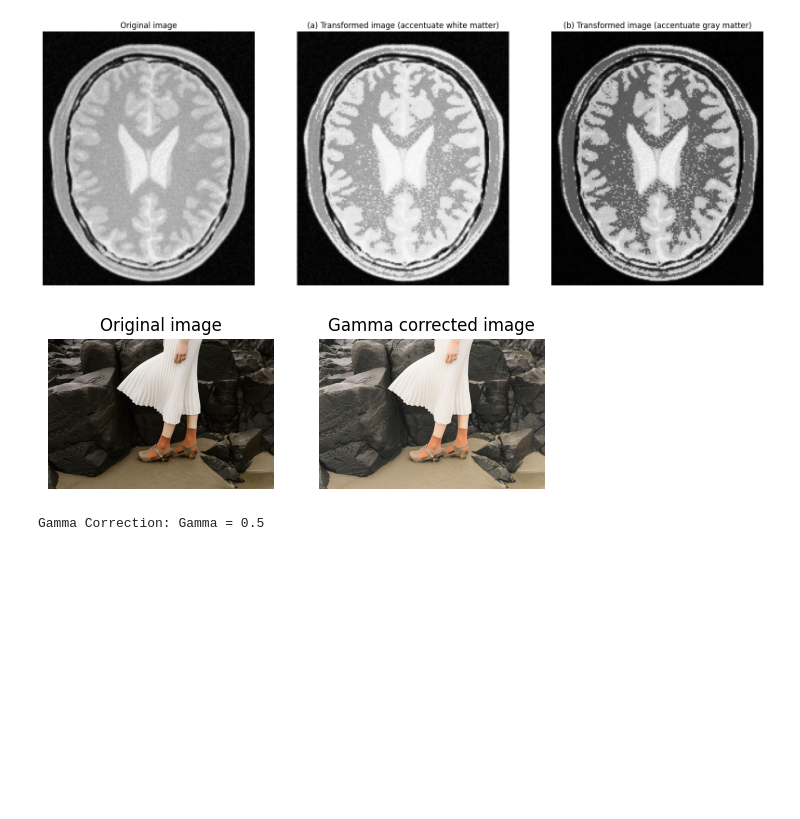
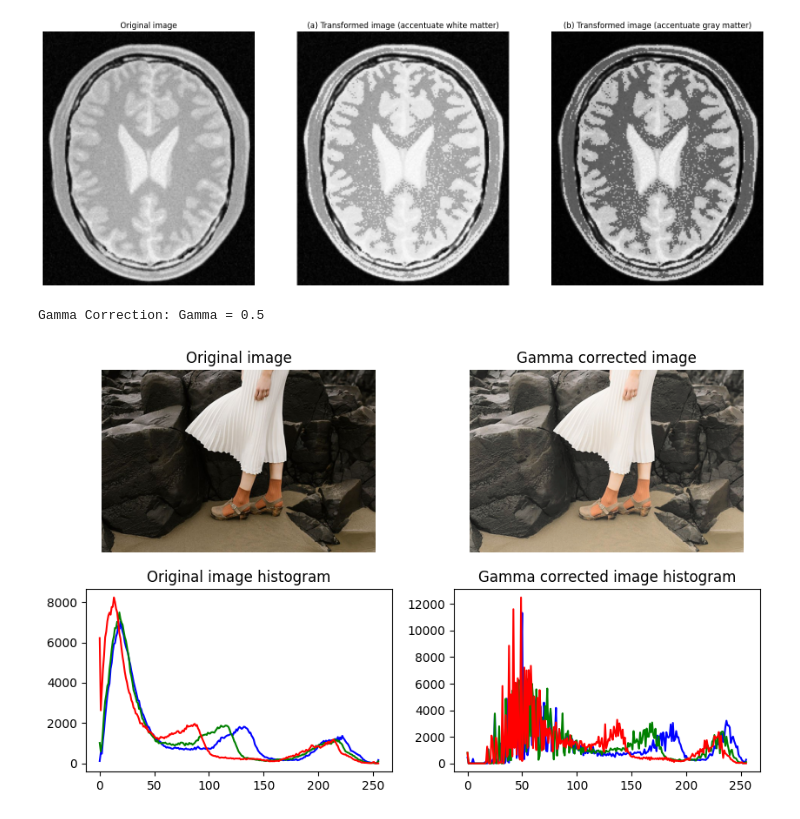
Before and after one commit to Ishana-Dewmini/EN3160_Assignment1, a Jupyter notebook: Assignment1_200477U.ipynb, the cells around one changed output. Cells and saved outputs as stored; diff of their text form; code cells hidden in the pictures; blank space fills up the shorter version.

```diff
--- a/Assignment1_200477U.ipynb
+++ b/Assignment1_200477U.ipynb
@@ -107,41 +107,54 @@ import cv2 as cv
 import matplotlib.pyplot as plt
 import numpy as np
 
 img_orig = cv.imread('highlights_and_shadows.jpg', cv.IMREAD_COLOR)
 img_converted = cv.cvtColor(img_orig, cv.COLOR_BGR2LAB)
 L, a, b = cv.split(img_converted)
 
 gamma = 0.5
 table = np.array([(i/255.0)**(gamma)*255.0 for i in np.arange(0,256)]).astype('uint8')
 L_gamma = cv.LUT(L, table)
 
 # Create a blank image with the same dimensions as the channels
 height, width = L.shape
 img_gamma = np.zeros((height, width, 3), dtype=np.uint8)
 
 # Assign the separated channels to the image
 img_gamma[:,:,0] = L_gamma
 img_gamma[:,:,1] = a
 img_gamma[:,:,2] = b
 
 # Convert the LAB image back to BGR color space
 img_gamma = cv.cvtColor(img_gamma, cv.COLOR_LAB2BGR)
 
 img_orig = cv.cvtColor(img_orig, cv.COLOR_BGR2RGB)
 img_gamma = cv.cvtColor(img_gamma, cv.COLOR_BGR2RGB)
 
-f, ax = plt.subplots(1,2)
-ax[0].imshow(img_orig)# Show the original image
-ax[1].imshow(img_gamma)# Show the gamma corrected image
+f, ax = plt.subplots(2,2, figsize=(10,6))
+ax[0,0].imshow(img_orig)# Show the original image
+ax[0,1].imshow(img_gamma)# Show the gamma corrected image
 
-ax[0].set_title('Original image')
-ax[0].axis('off')
-ax[1].set_title('Gamma corrected image')
-ax[1].axis('off')
+ax[0,0].set_title('Original image')
+ax[0,0].axis('off')
+ax[0,1].set_title('Gamma corrected image')
+ax[0,1].axis('off')
+
+
+
+print("Gamma Correction: Gamma = " + str(gamma))
+
+# Q3.(b) Histograms
+
+color = ('b', 'g', 'r')
+for i, c in enumerate(color):
+    hist_orig = cv.calcHist([img_orig], [i], None, [256], [0,256])
+    ax[1,0].plot(hist_orig, color = c)
+    ax[1,0].set_title('Original image histogram')
+    hist_gamma = cv.calcHist([img_gamma], [i], None, [256], [0,256])
+    ax[1,1].plot(hist_gamma, color = c)
+    ax[1,1].set_title('Gamma corrected image histogram')
 
 plt.show()
-
-print("Gamma Correction: Gamma = " + str(gamma))
 # %% [output]
+Gamma Correction: Gamma = 0.5
-[figure, old version]
+[figure, new version]
-Gamma Correction: Gamma = 0.5
```
